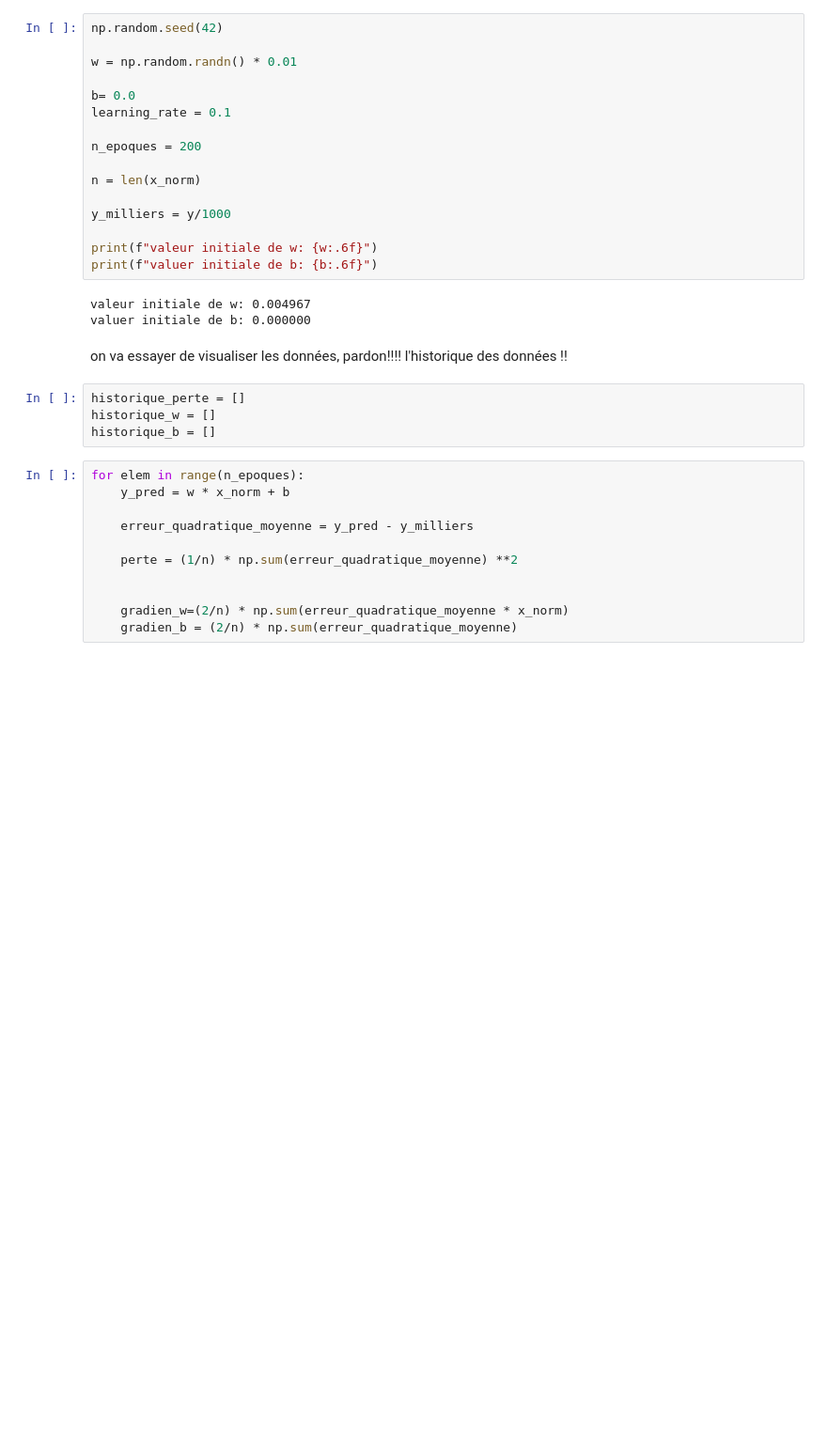
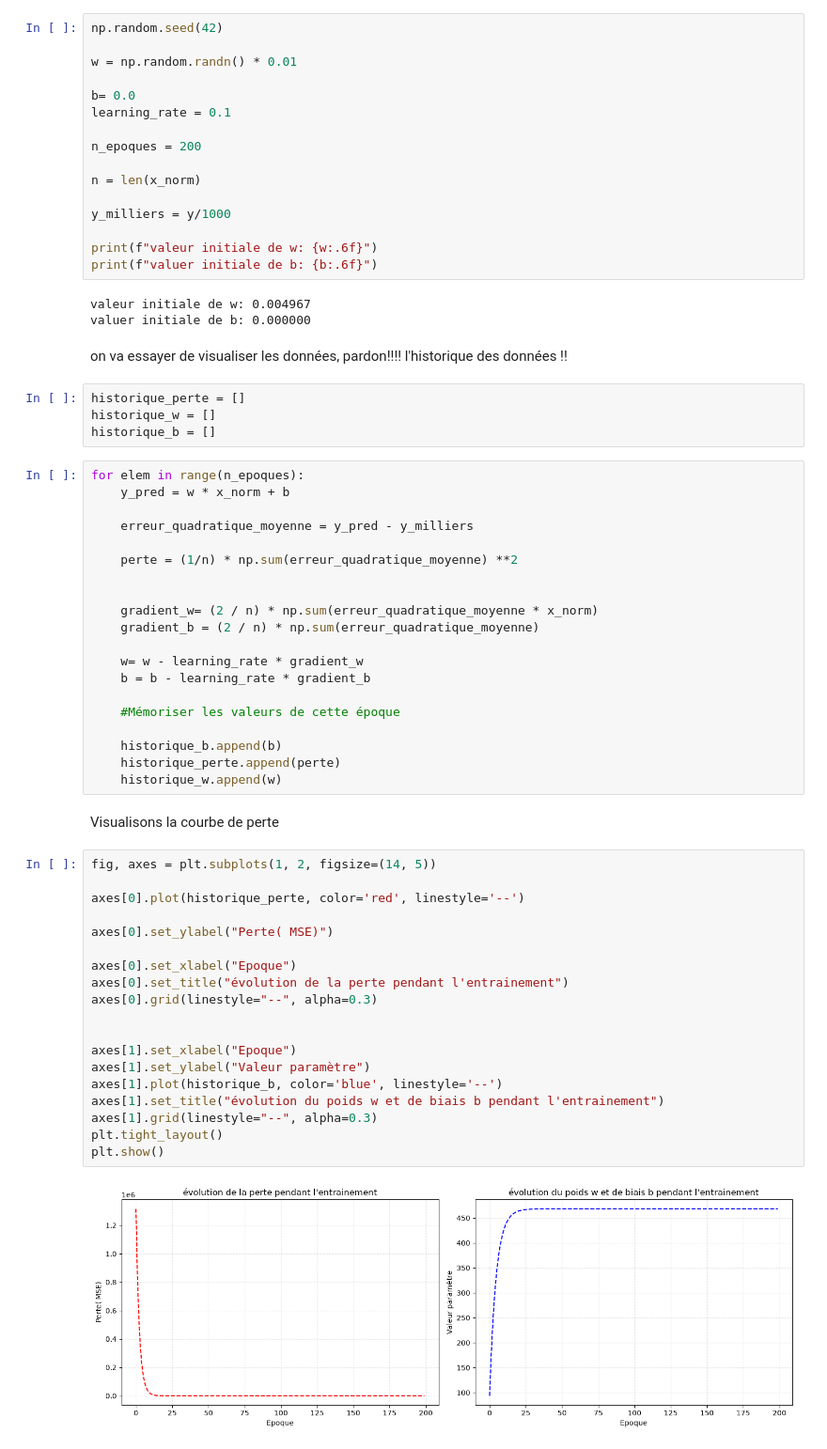
Before and after one commit to DevOps255/Simple_linear_regression_model, a Jupyter notebook: School.ipynb, the cells around one changed output. Shown at 94% size. Saved outputs shown, nothing was run; the diff lists cells and outputs as text; blank space fills up the shorter version.

```diff
--- a/School.ipynb
+++ b/School.ipynb
@@ -76,5 +86,37 @@ for elem in range(n_epoques):
     perte = (1/n) * np.sum(erreur_quadratique_moyenne) **2
 
 
-    gradien_w=(2/n) * np.sum(erreur_quadratique_moyenne * x_norm)
-    gradien_b = (2/n) * np.sum(erreur_quadratique_moyenne)
+    gradient_w= (2 / n) * np.sum(erreur_quadratique_moyenne * x_norm)
+    gradient_b = (2 / n) * np.sum(erreur_quadratique_moyenne)
+
+    w= w - learning_rate * gradient_w
+    b = b - learning_rate * gradient_b
+
+    #Mémoriser les valeurs de cette époque
+
+    historique_b.append(b)
+    historique_perte.append(perte)
+    historique_w.append(w)
+# %% [markdown]
+Visualisons la courbe de perte
+# %%
+fig, axes = plt.subplots(1, 2, figsize=(14, 5))
+
+axes[0].plot(historique_perte, color='red', linestyle='--')
+
+axes[0].set_ylabel("Perte( MSE)")
+
+axes[0].set_xlabel("Epoque")
+axes[0].set_title("évolution de la perte pendant l'entrainement")
+axes[0].grid(linestyle="--", alpha=0.3)
+
+
+axes[1].set_xlabel("Epoque")
+axes[1].set_ylabel("Valeur paramètre")
+axes[1].plot(historique_b, color='blue', linestyle='--')
+axes[1].set_title("évolution du poids w et de biais b pendant l'entrainement")
+axes[1].grid(linestyle="--", alpha=0.3)
+plt.tight_layout()
+plt.show()
+# %% [output]
+[figure, added]
```
Also changed, not shown: parts of 22 cells of this notebook.
